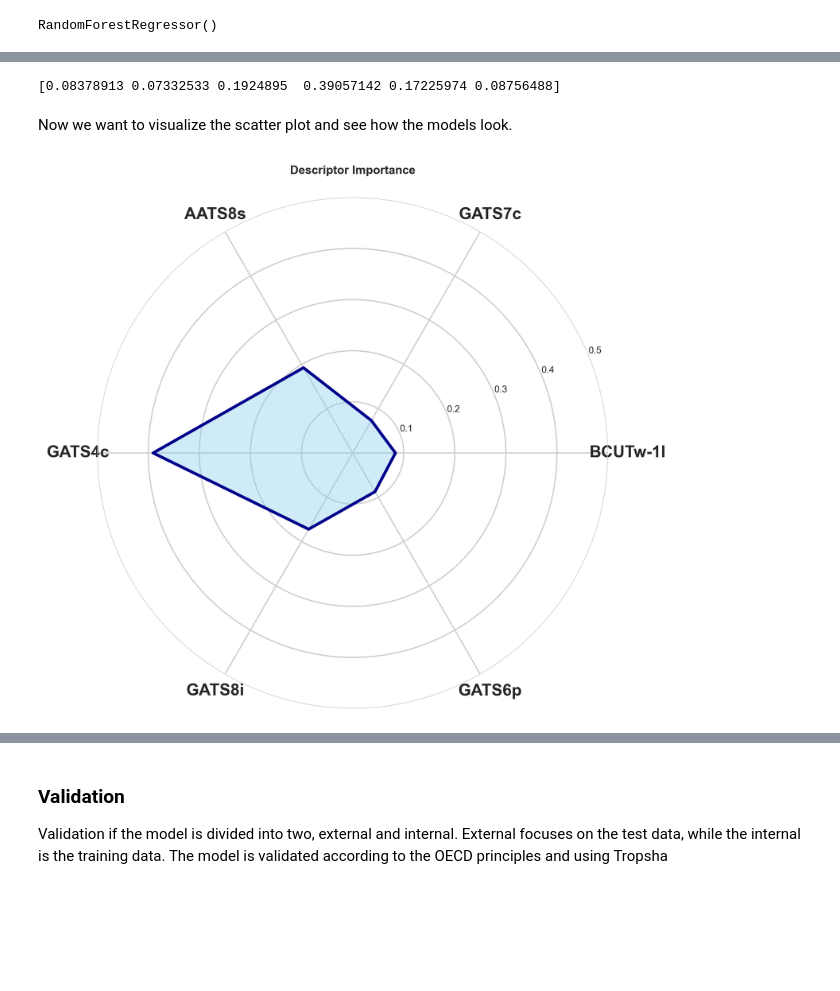
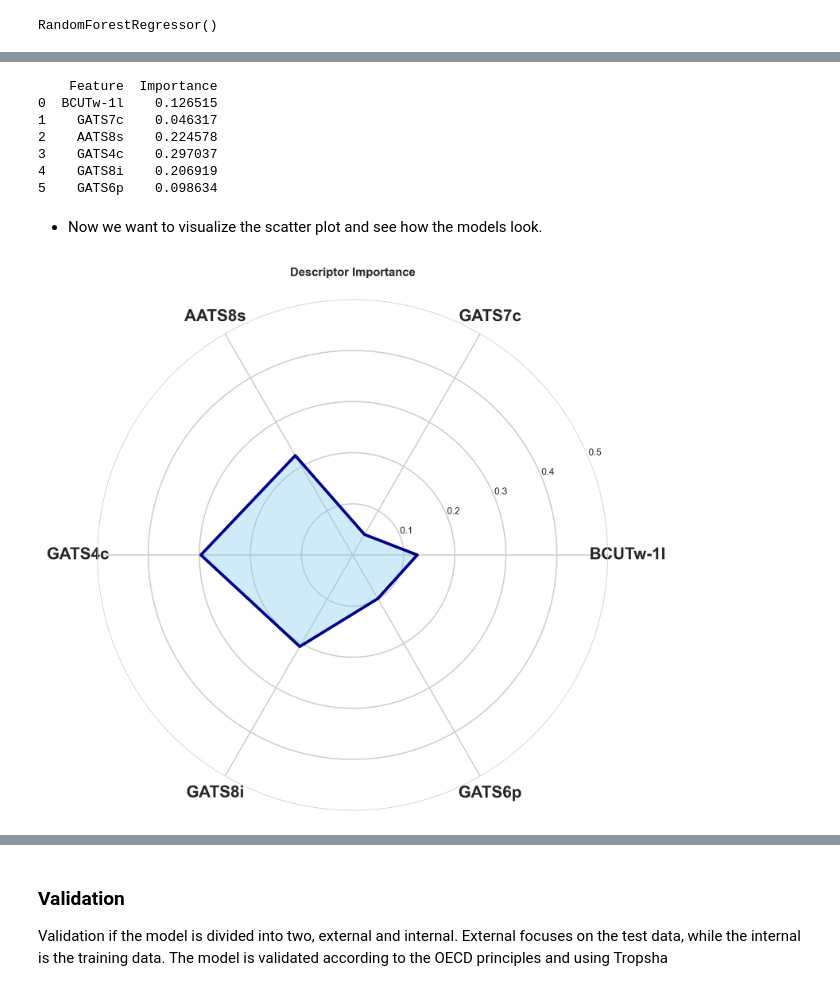
Before and after one commit to jt-ts-810/study1, a Jupyter notebook: regression_ML.ipynb, the cells around one changed output, grey strips where cells are left out. Saved outputs shown, nothing was run; the diff lists cells and outputs as text; code cells hidden in the pictures; blank space fills up the shorter version.

```diff
--- a/regression_ML.ipynb
+++ b/regression_ML.ipynb
@@ -1308,51 +1415,59 @@ The Adaboost model appears to be the best performing in terms of balance between
 # %%
-#AdaBoost
-base_estimator = DecisionTreeRegressor(max_depth=3)
-adaboost_model = AdaBoostRegressor(base_estimator=base_estimator,
-                                   n_estimators=50,
-                                   random_state=42)
-adaboost_model.fit(X_train, y_train)
+# Assuming your feature names are in a list called feature_names
+feature_names = X_train.columns if hasattr(X_train, 'columns') else [f'Feature_{i}' for i in range(X_train.shape[1])]
 
-# Get feature importances
-feature_importances = adaboost_model.feature_importances_
-print(feature_importances)
+# Get feature importances from the model
+feature_importances = ada.feature_importances_
+
+# Create a DataFrame
+feature_importance_df = pd.DataFrame({
+    'Feature': feature_names,
+    'Importance': feature_importances
+})
+
+print(feature_importance_df)
 # %% [output]
-[0.08378913 0.07332533 0.1924895  0.39057142 0.17225974 0.08756488]
+    Feature  Importance
+0  BCUTw-1l    0.126515
+1    GATS7c    0.046317
+2    AATS8s    0.224578
+3    GATS4c    0.297037
+4    GATS8i    0.206919
+5    GATS6p    0.098634
 # %% [markdown]
-Now we want to visualize the scatter plot and see how the models look.
+- Now we want to visualize the scatter plot and see how the models look.
 # %%
-import numpy as np
-import matplotlib.pyplot as plt
 
 features = ['BCUTw-1l', 'GATS7c', 'AATS8s', 'GATS4c', 'GATS8i', 'GATS6p']
-importance= [0.08378913, 0.07332533, 0.1924895,  0.39057142, 0.17225974, 0.08756488]
+importance= [ 0.126515, 0.046317,  0.224578,  0.297037,  0.206919, 0.098634]
 
  #angle for each axis in radians
+num_vars = len(importance)
 angles = np.linspace(0, 2 * np.pi, num_vars, endpoint=False).tolist()
 
 importance += importance[:1]
 angles += angles[:1]
 
 
 fig, ax = plt.subplots(figsize=(8, 8), subplot_kw=dict(polar=True), dpi=300)
 ax.plot(angles, importance, color='darkblue', linewidth=2.5, linestyle='solid')
 ax.fill(angles, importance, color='skyblue', alpha=0.4)
 
 ax.set_xticks(angles[:-1])
 ax.set_xticklabels(features, fontsize=14, fontweight='bold')
 
 ax.set_ylim(0, 0.5)
 ax.tick_params(axis='y', labelsize=10)
 ax.set_yticks([0.1, 0.2, 0.3, 0.4, 0.5])
 ax.set_yticklabels(['0.1', '0.2', '0.3', '0.4', '0.5'], fontsize=8)
 
 
 ax.spines['polar'].set_visible(False)
 
 plt.title('Descriptor Importance', fontsize=10, fontweight='bold', pad=20)
 
-plt.savefig('Descriptor_importance_spider_plot.png', bbox_inches='tight', dpi=300)
+plt.savefig('Descriptor_importance_spider_plot.png', bbox_inches='tight', dpi=600)
 
 plt.show()
 # %% [output]
-[figure, old version]
+[figure, new version]
```
Also changed, not shown: parts of 61 cells of this notebook.
